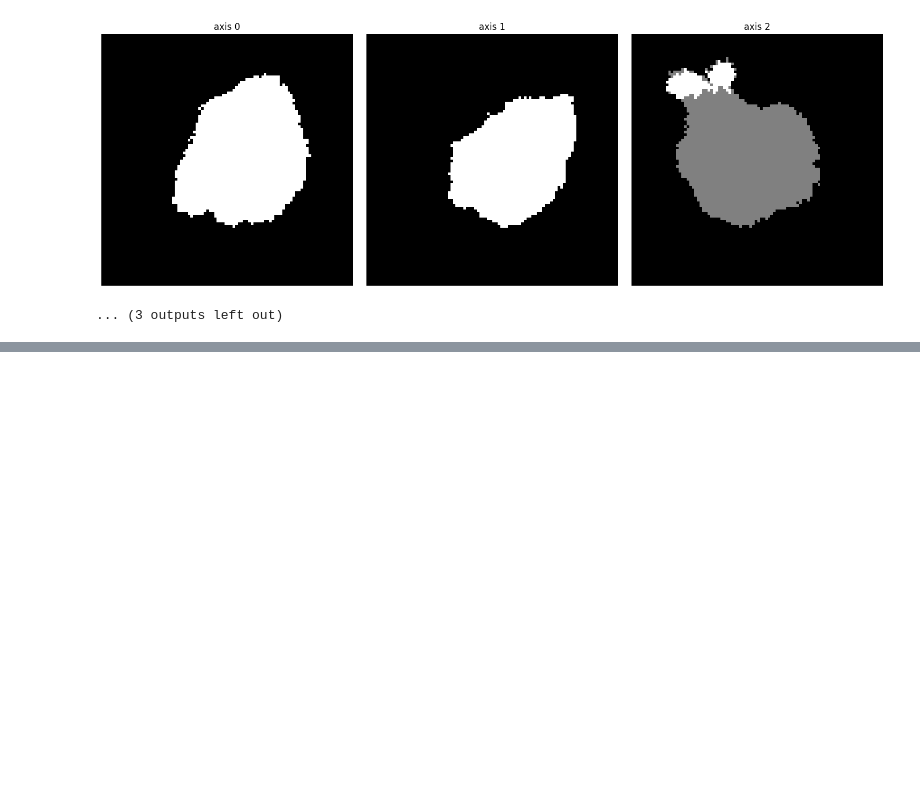
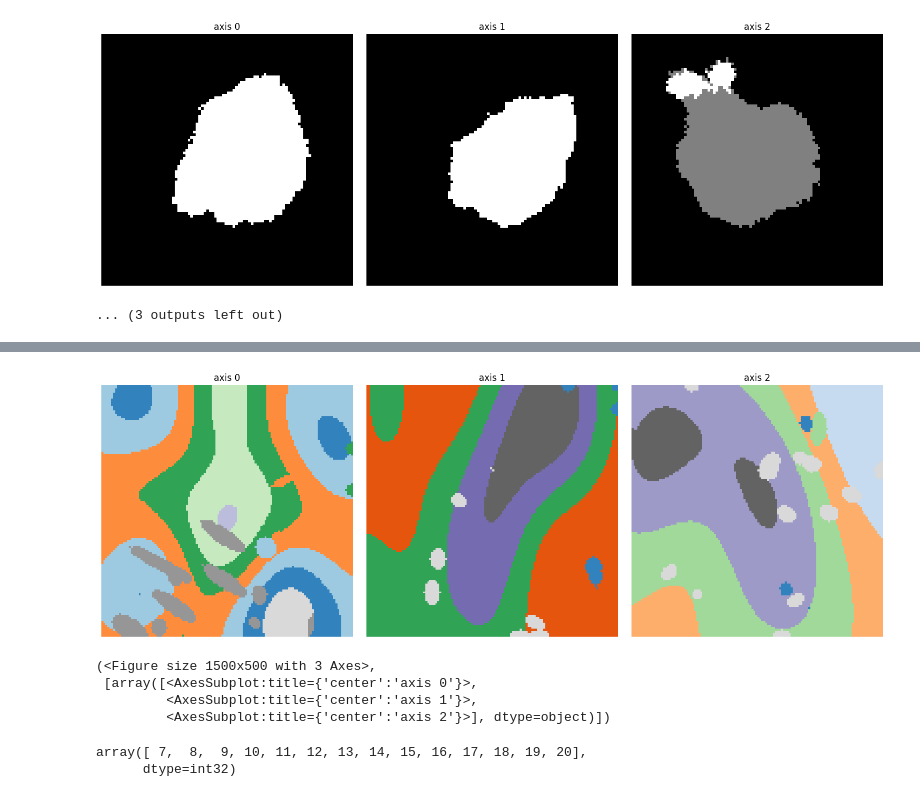
Before and after one commit to dadashkarimi/pig, a Jupyter notebook: PigGMM-Seg-96.ipynb, the cells around one changed output, grey strips where cells are left out. Drawn from its saved outputs; the diff is of its cells as text; code cells hidden in the pictures; blank space fills up the shorter version.

```diff
--- a/PigGMM-Seg-96.ipynb
+++ b/PigGMM-Seg-96.ipynb
@@ -860,0 +1090,27 @@ for i in range(5):
+# %%
+shapes = draw_shapes_easy(shape = (param_3d.img_size_128,)*3,num_label=8)
+
+shapes = tf.squeeze(shapes)
+shapes = tf.cast(shapes, tf.int32)
+
+bones = draw_bones_only(shape = (param_3d.img_size_128,)*3,num_labels=8,num_bones=20)
+bones = tf.cast(bones, tf.int32)
+bones = shift_non_zero_elements(bones,6)
+
+shapes2 = draw_layer_elipses(shape=(param_3d.img_size_128,)*3, num_labels=8, num_shapes=50, sigma=2)
+shapes2 = tf.squeeze(shapes2)
+shapes2 = tf.cast(shapes2, tf.int32)
+shapes2 = shift_non_zero_elements(shapes2,6)
+shapes2 = bones + shapes2 * tf.cast(bones == 0,tf.int32)
+ne.plot.volume3D(sf.Volume(shapes2), cmaps=['tab20c'])
+# %% [output]
+[figure, added]
+(<Figure size 1500x500 with 3 Axes>,
+ [array([<AxesSubplot:title={'center':'axis 0'}>,
+         <AxesSubplot:title={'center':'axis 1'}>,
+         <AxesSubplot:title={'center':'axis 2'}>], dtype=object)])
+# %%
+np.unique(shapes2)
+# %% [output]
+array([ 7,  8,  9, 10, 11, 12, 13, 14, 15, 16, 17, 18, 19, 20],
+      dtype=int32)
```
Also changed, not shown: parts of 9 cells of this notebook, 20 other files.
